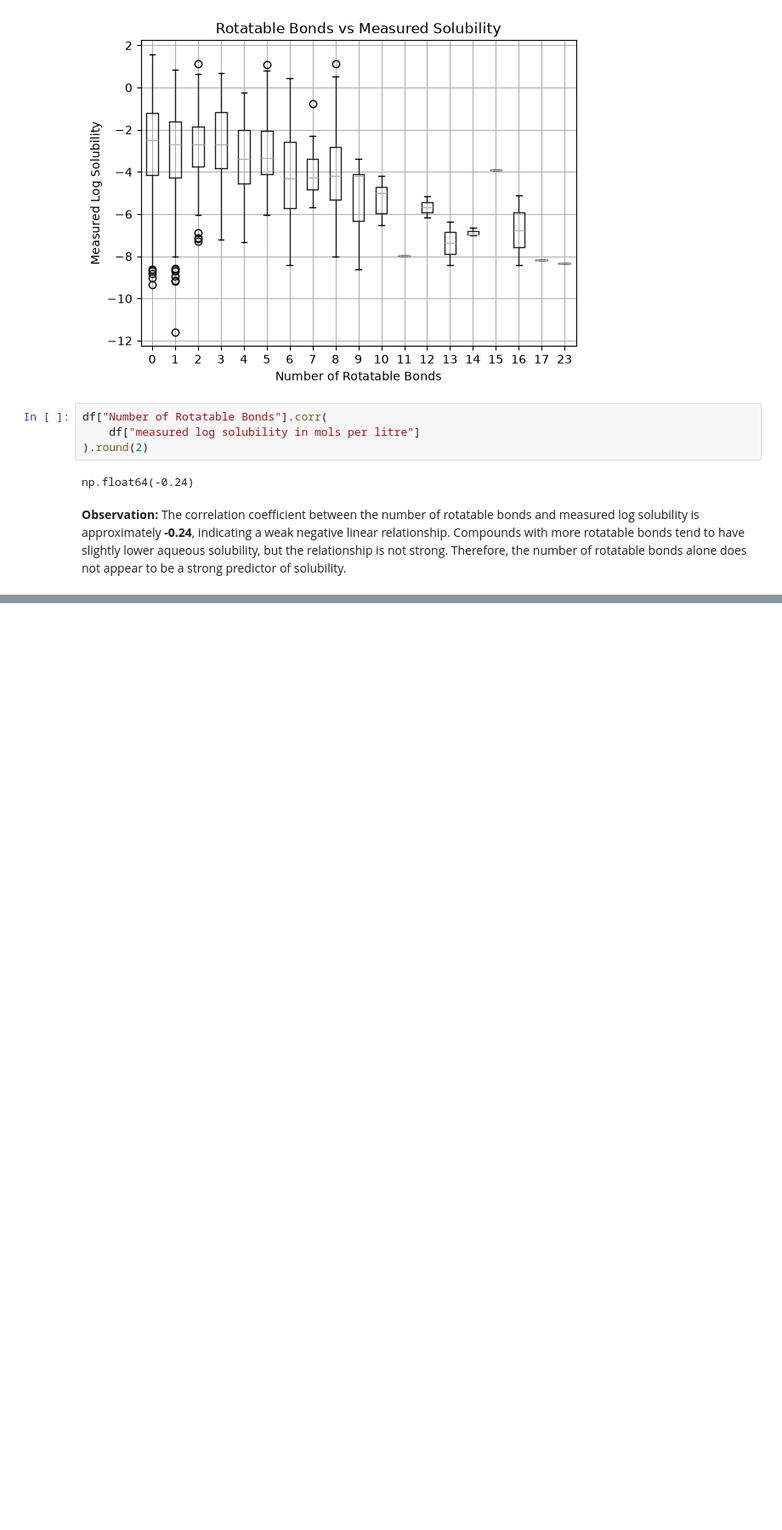
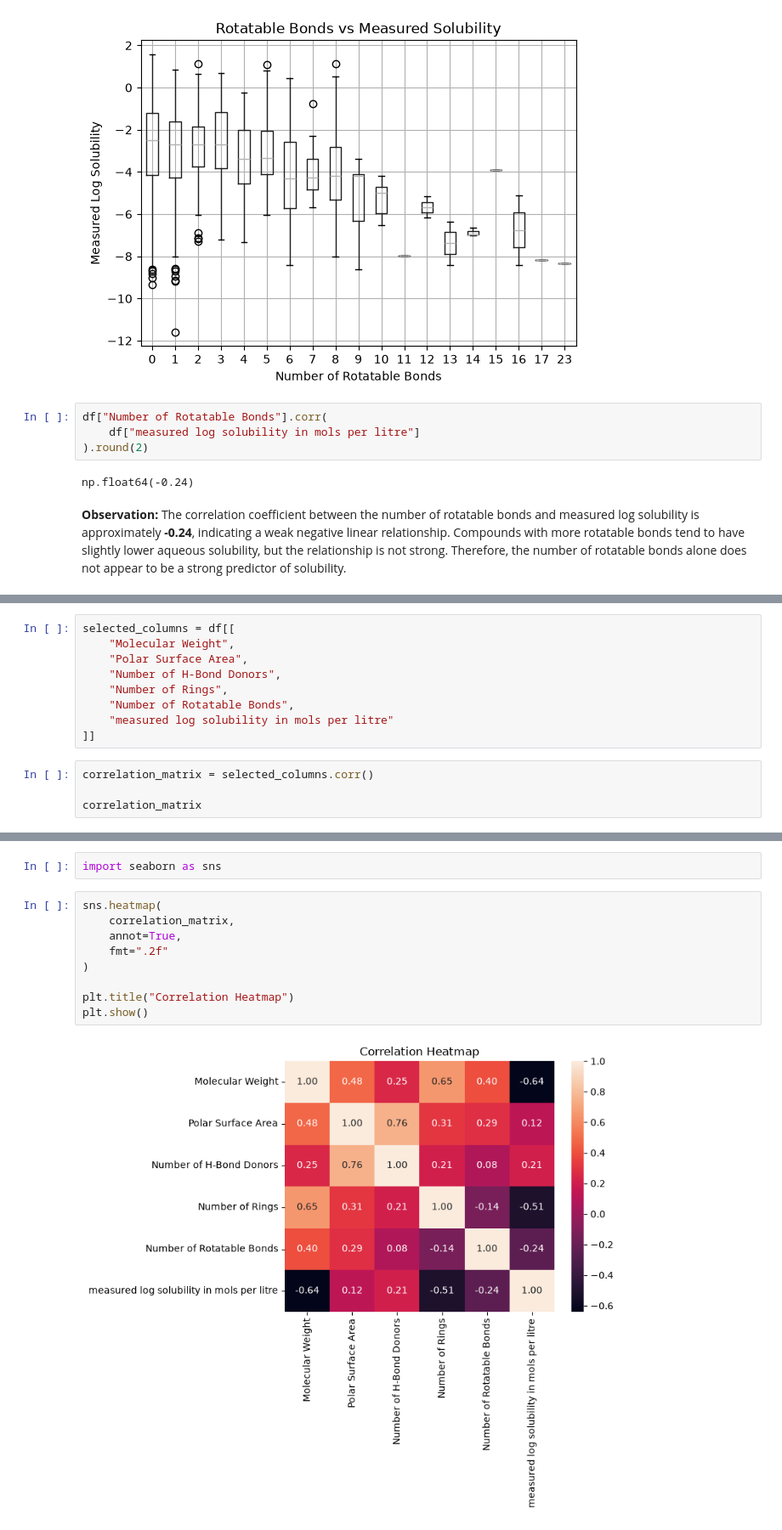
Before and after one commit to bernakayaoglu/Molecular-Solubility-Analysis, a Jupyter notebook: Molecular_Solubility_Analysis.ipynb, the cells around one changed output, grey strips where cells are left out. Shown at 85% size. Cells and saved outputs as stored; diff of their text form; blank space fills up the shorter version.

```diff
--- a/Molecular_Solubility_Analysis.ipynb
+++ b/Molecular_Solubility_Analysis.ipynb
@@ -409,0 +414,13 @@ np.float64(-0.24)
+# %%
+selected_columns = df[[
+    "Molecular Weight",
+    "Polar Surface Area",
+    "Number of H-Bond Donors",
+    "Number of Rings",
+    "Number of Rotatable Bonds",
+    "measured log solubility in mols per litre"
+]]
+# %%
+correlation_matrix = selected_columns.corr()
+
+correlation_matrix
@@ -409,0 +435,13 @@ np.float64(-0.24)
+# %%
+import seaborn as sns
+# %%
+sns.heatmap(
+    correlation_matrix,
+    annot=True,
+    fmt=".2f"
+)
+
+plt.title("Correlation Heatmap")
+plt.show()
+# %% [output]
+[figure, added]
```
Also changed, not shown: parts of 28 cells of this notebook.
